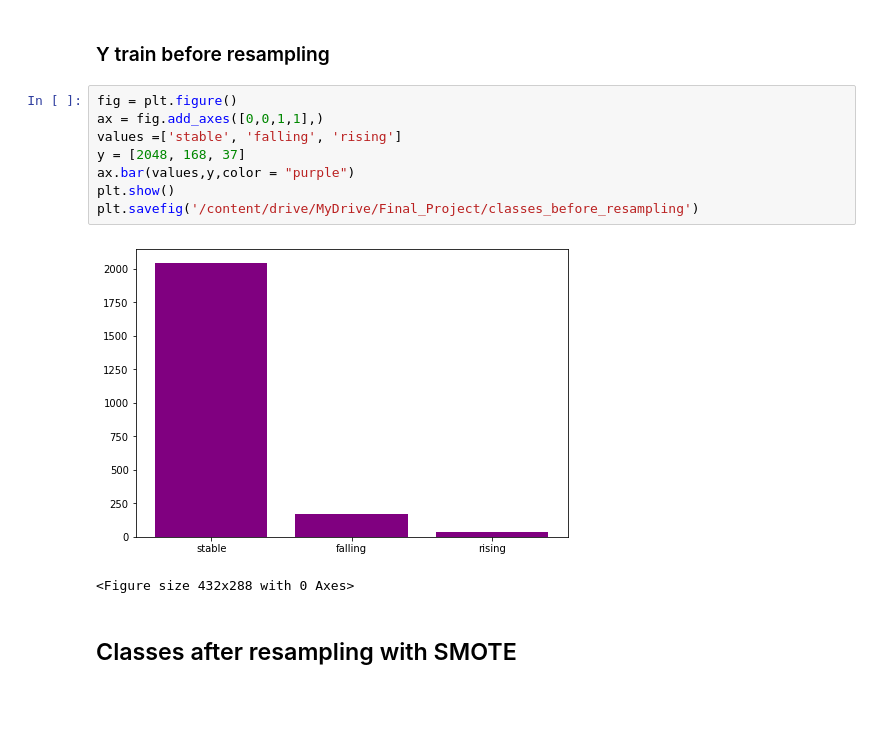
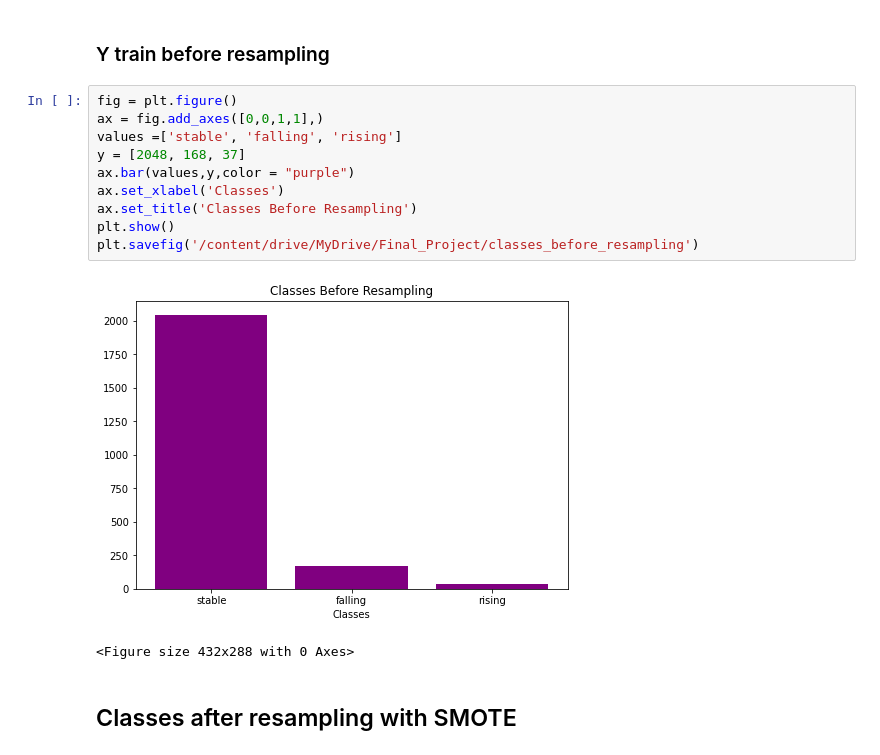
Before and after one commit to cbeckler/eco_cancer_incidence_rates, a Jupyter notebook: SMOTE_Visualization_Balanced_Random_Forest_Model.ipynb, the cells around one changed output. Cells and saved outputs as stored; diff of their text form; blank space fills up the shorter version.

```diff
--- a/SMOTE_Visualization_Balanced_Random_Forest_Model.ipynb
+++ b/SMOTE_Visualization_Balanced_Random_Forest_Model.ipynb
@@ -253,13 +253,15 @@ plt.show()
 # %%
 fig = plt.figure()
 ax = fig.add_axes([0,0,1,1],)
 values =['stable', 'falling', 'rising']
 y = [2048, 168, 37]
 ax.bar(values,y,color = "purple")
+ax.set_xlabel('Classes')
+ax.set_title('Classes Before Resampling')
 plt.show()
 plt.savefig('/content/drive/MyDrive/Final_Project/classes_before_resampling')
 # %% [output]
-[figure, old version]
+[figure, new version]
 <Figure size 432x288 with 0 Axes>
 # %% [markdown]
 ## Classes after resampling with SMOTE
```
Also changed, not shown: parts of 1 cell of this notebook.
